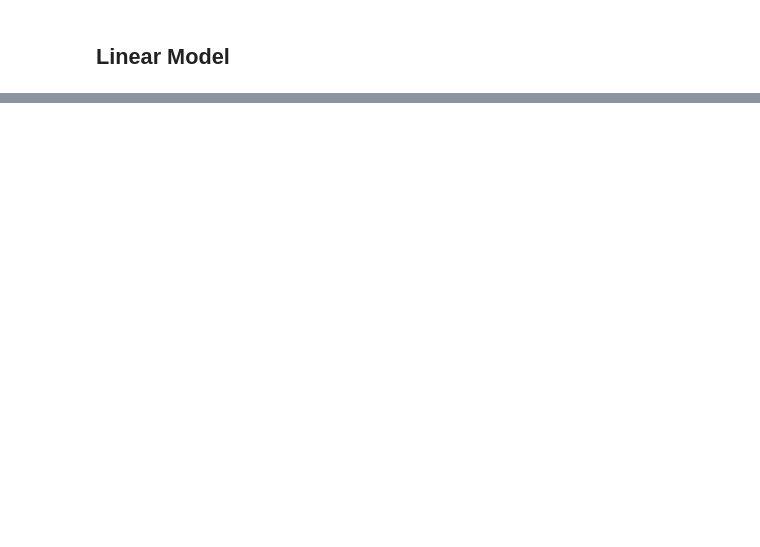
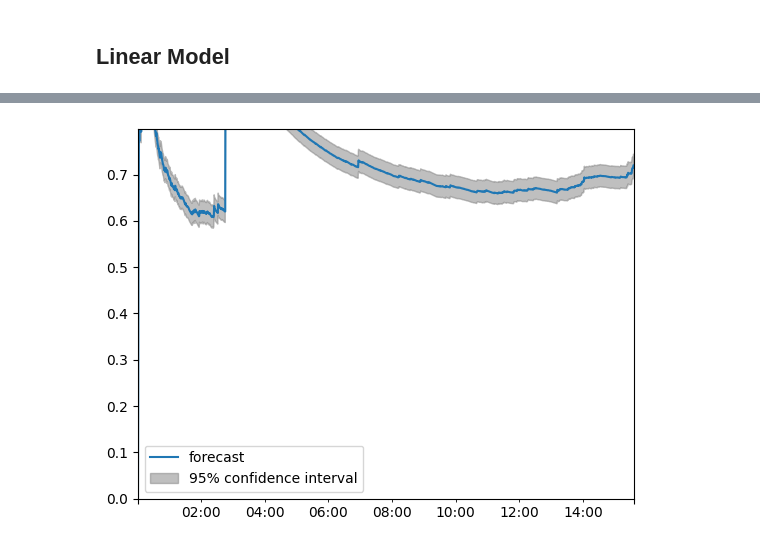
Before and after one commit to abefarkas/Thalassa_Regime_Classifier, a Jupyter notebook: Updated_Data.ipynb, the cells around one changed output, grey strips where cells are left out. Drawn from its saved outputs; the diff is of its cells as text; code cells hidden in the pictures; blank space fills up the shorter version.

```diff
--- a/Updated_Data.ipynb
+++ b/Updated_Data.ipynb
@@ -280,5 +255,10 @@ train_size = 0.65
 index = round(train_size*data.shape[0])
 df_train = data.iloc[:index]
 df_test = data.iloc[index:]
+# %%
+X_train = df_train.drop(columns = 'volatility_t+1')
+y_train = df_train['volatility_t+1']
+X_test = df_test.drop(columns = 'volatility_t+1')
+y_test = df_test['volatility_t+1']
 # %% [markdown]
 ## Linear Model
@@ -342,0 +335,8 @@ joblib.dump(pipe, 'model.joblib')
+# %%
+# 1. initialize the model
+arima = ARIMA(y_train, order=(2, 1,3), trend='t')
+
+# 2. fit the models
+arima = arima.fit()
+
+arima.summary()
@@ -342,0 +417,6 @@ joblib.dump(pipe, 'model.joblib')
+# %%
+# Actual vs Fitted
+plot_predict(arima, start=1, dynamic=False);
+plt.ylim((.9 * y_test.min(), 1.1 * y_test.max()));
+# %% [output]
+[figure, added]
```
Also changed, not shown: parts of 70 cells of this notebook, 2 other files.
